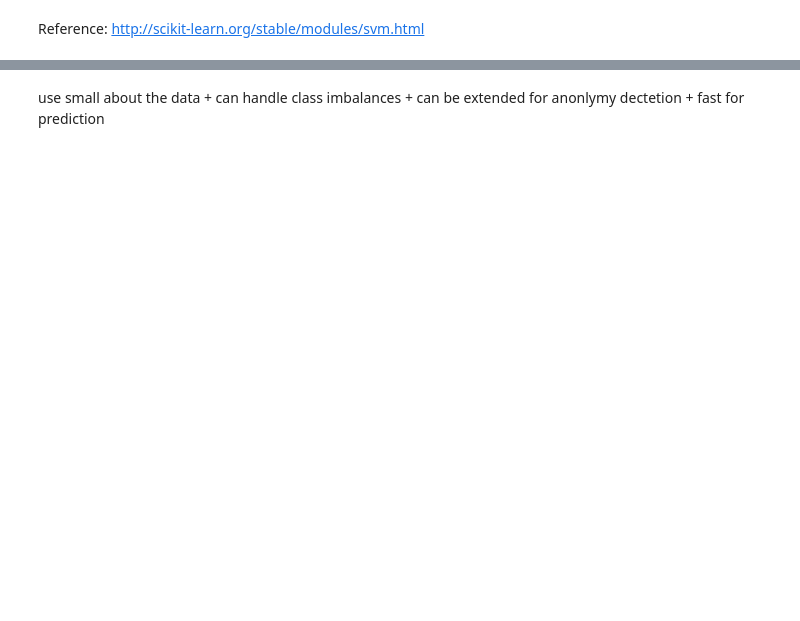
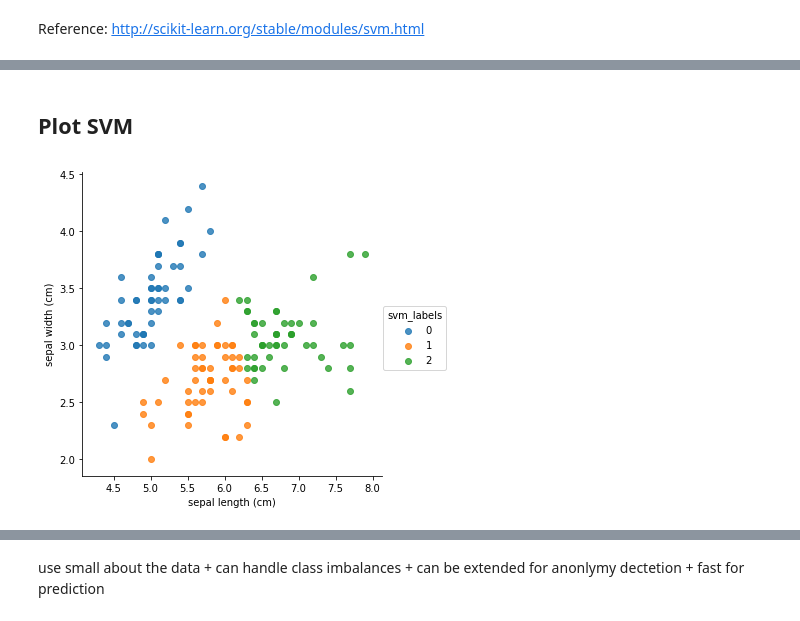
Before and after one commit to artificyan/svm-intro, a Jupyter notebook: svm-intro.ipynb, the cells around one changed output, grey strips where cells are left out. Drawn from its saved outputs; the diff is of its cells as text; code cells hidden in the pictures; blank space fills up the shorter version.

```diff
--- a/svm-intro.ipynb
+++ b/svm-intro.ipynb
@@ -90,0 +126,8 @@ Reference: http://scikit-learn.org/stable/modules/svm.html
+# %%
+from sklearn import datasets
+
+iris = datasets.load_iris()
+# %%
+# Use only the first two features for plotting
+X = iris.data[:, :2]
+y = iris.target
@@ -90,0 +141,4 @@ Reference: http://scikit-learn.org/stable/modules/svm.html
+# %%
+# Define & fit model
+clf = svm.SVC().fit(X, y)
+predicted = clf.predict(iris.data[:, :2])
@@ -90,0 +181,3 @@ Reference: http://scikit-learn.org/stable/modules/svm.html
+# %% [markdown]
+Plot SVM
+-----
@@ -90,0 +190,14 @@ Reference: http://scikit-learn.org/stable/modules/svm.html
+# %%
+# Add the cluster labels for each data point to the dataframe
+df = pd.DataFrame(iris.data, columns=iris.feature_names)
+df['svm_labels'] = predicted
+
+# Plot
+svm_plot = sns.lmplot(data=df,
+                      x='sepal length (cm)',
+                      y='sepal width (cm)',
+                      fit_reg=False,        # Do not fit a regression line to the data
+                      hue="svm_labels",     #'hue' will color code each group
+                      legend=True);
+# %% [output]
+[figure, added]
```
Also changed, not shown: parts of 43 cells of this notebook, 5 other files.
